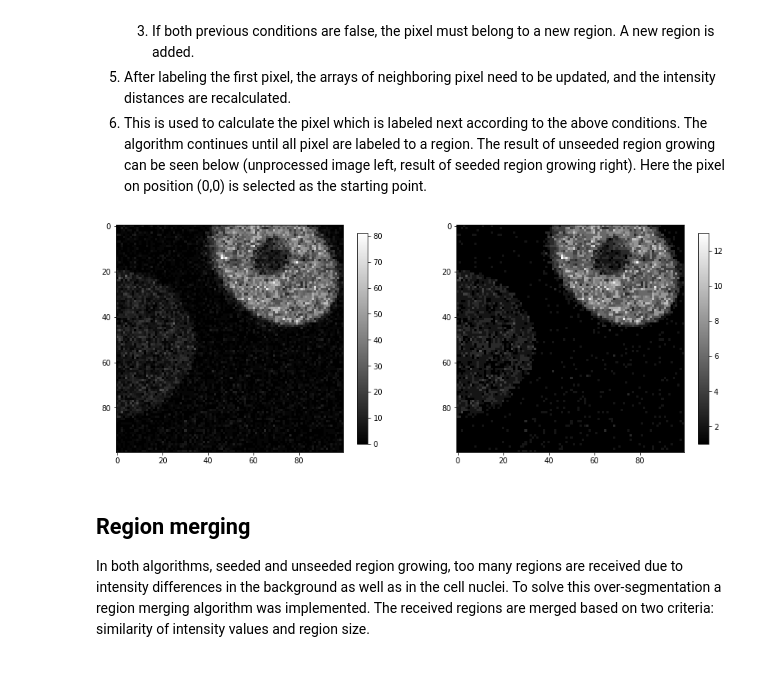
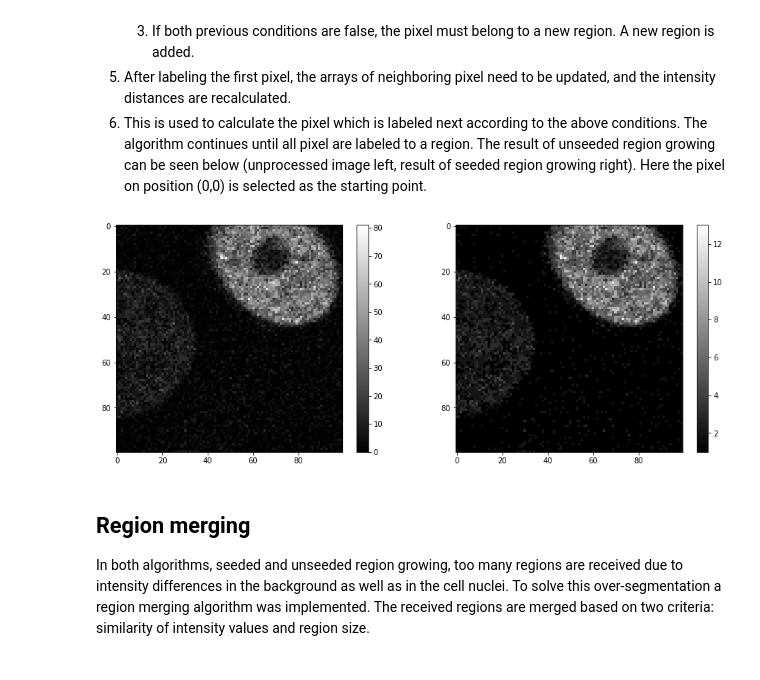
Before and after one commit to datascience-mobi/2021-topic-04-team-04, a Jupyter notebook: Report_Region_Growing.ipynb, the cells around one changed output. Cells and saved outputs as stored; diff of their text form; code cells hidden in the pictures.

```diff
--- a/Report_Region_Growing.ipynb
+++ b/Report_Region_Growing.ipynb
@@ -304,9 +304,9 @@ The result of unseeded region growing can be seen below (unprocessed image left,
 Here the pixel on position (0,0) is selected as the starting point.
 # %%
 image_result_unseeded = urg.unseeded_region_growing_algorithm(image_intensity_small, (0, 0), 5)
-ip.show_two_images_colorbar(image_intensity_small, image_result_unseeded, 0.65)
+ip.show_two_images_colorbar(image_intensity_small, image_result_unseeded, 0.70)
 # %% [output]
-[figure, old version]
+[figure, new version]
 # %% [markdown]
 ## Region merging
 In both algorithms, seeded and unseeded region growing, too many regions are received due to intensity differences
```
Also changed, not shown: parts of 13 cells of this notebook, 4 other files.
